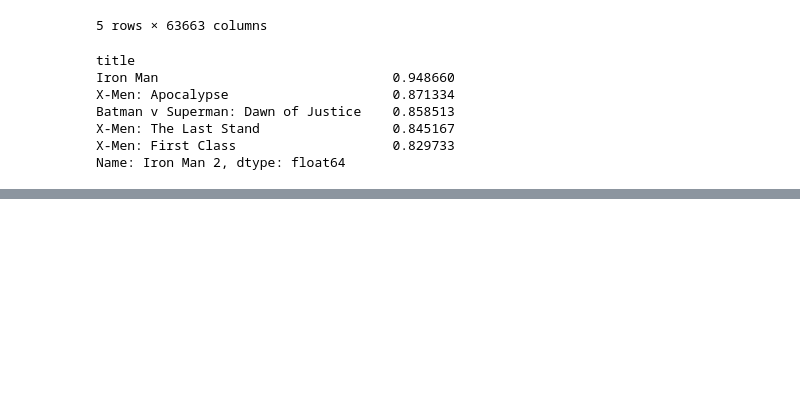
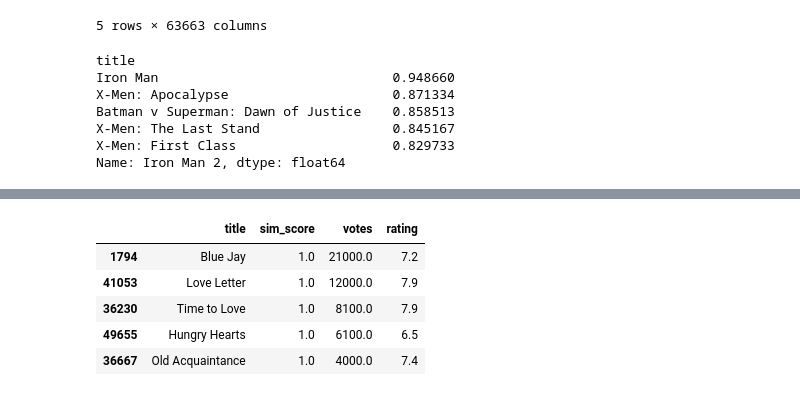
Before and after one commit to phodgkins/dm-movies, a Jupyter notebook: load_data.ipynb, the cells around one changed output, grey strips where cells are left out. Cells and saved outputs as stored; diff of their text form; code cells hidden in the pictures; blank space fills up the shorter version.

```diff
--- a/load_data.ipynb
+++ b/load_data.ipynb
@@ -861,0 +869,9 @@ def get_recommendations(movie_title, sim_df, data, n=10):
+# %%
+get_recommendations("Texasville", movie_sim_df, df_new, n=5)
+# %% [output]
+|  | title | sim_score | votes | rating |
+| 1794 | Blue Jay | 1.0 | 21000.0 | 7.2 |
+| 41053 | Love Letter | 1.0 | 12000.0 | 7.9 |
+| 36230 | Time to Love | 1.0 | 8100.0 | 7.9 |
+| 49655 | Hungry Hearts | 1.0 | 6100.0 | 6.5 |
+| 36667 | Old Acquaintance | 1.0 | 4000.0 | 7.4 |
```
Also changed, not shown: parts of 6 cells of this notebook, 1 other file.
